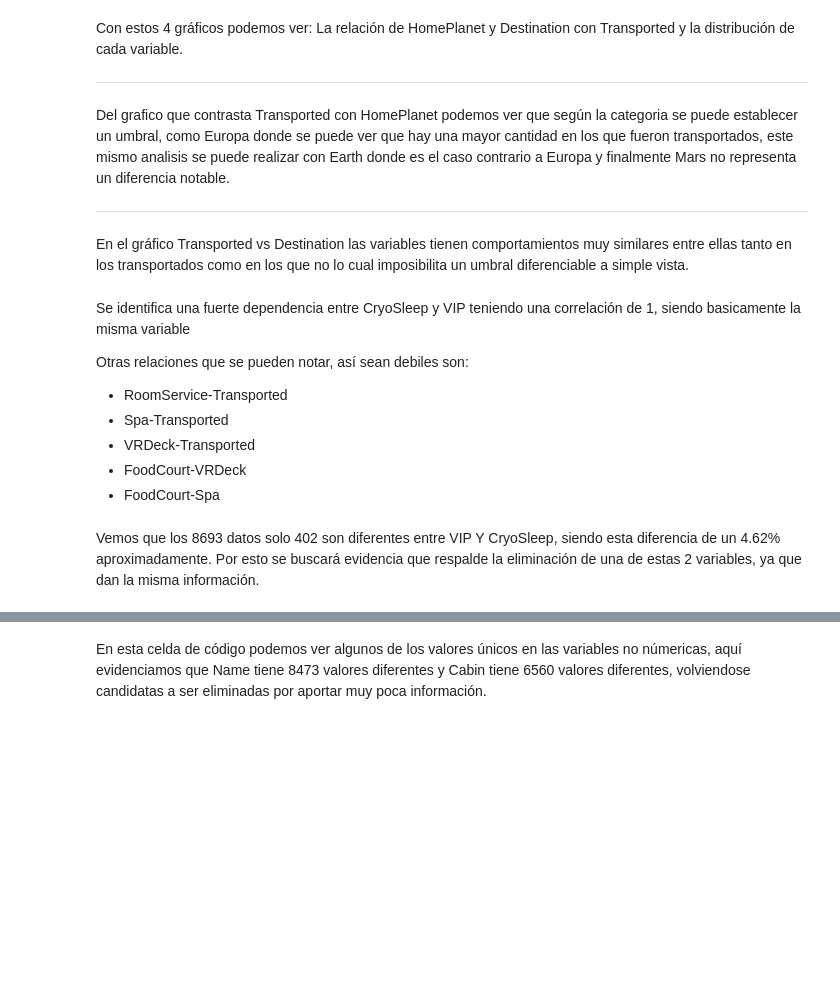
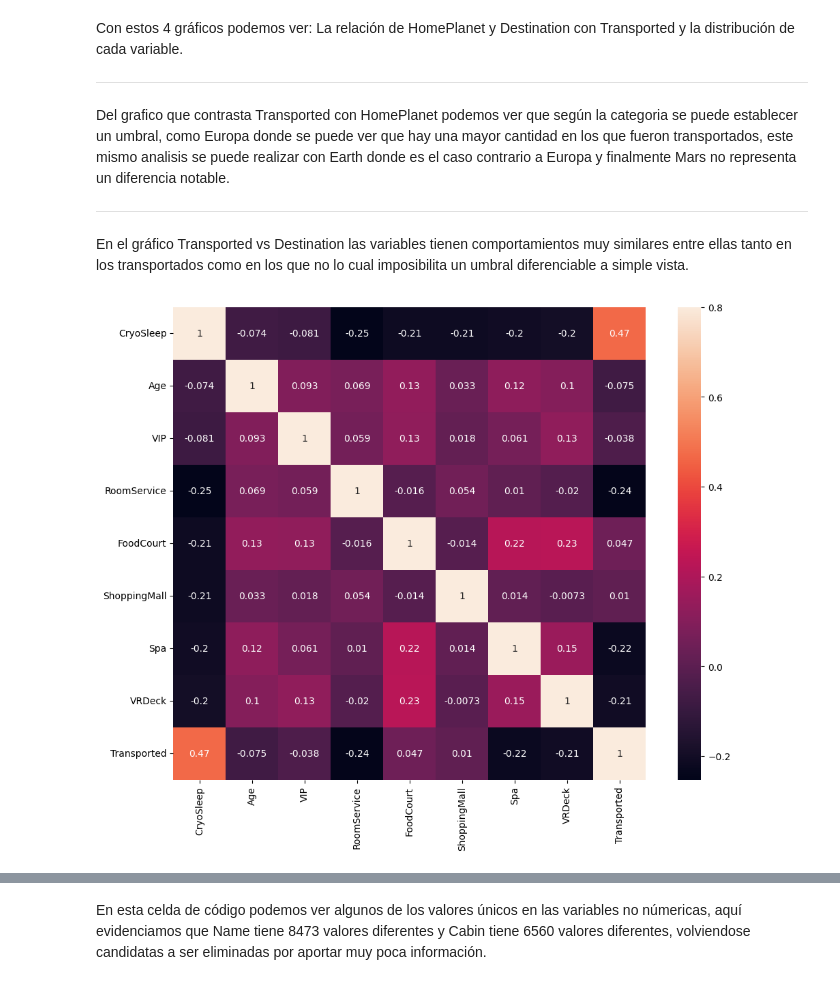
Before and after one commit to Sam-eb/Modelos-1-2026-2, a Jupyter notebook: Proyecto_Modelos_1.ipynb, the cells around one changed output, grey strips where cells are left out. Saved outputs shown, nothing was run; the diff lists cells and outputs as text; code cells hidden in the pictures; blank space fills up the shorter version.

Commit message:
fix: correción correlación VIP y CryoSleep

```diff
--- a/Proyecto_Modelos_1.ipynb
+++ b/Proyecto_Modelos_1.ipynb
@@ -96,33 +176,24 @@ En el gráfico Transported vs Destination las variables tienen comportamientos m
 # %%
 vip_bool = data_set["VIP"].to_list()
 vip_int = []
 for item in vip_bool:
     if type(item) is type(False):
         vip_int.append(int(item))
     else:
         vip_int.append(item)
 data_set["VIP"] = vip_int
 
 C_Sleep = data_set["CryoSleep"].to_list()
 C_Sleep_Int= []
-for item in vip_bool:
+for item in C_Sleep:
     if type(item) is type(False):
         C_Sleep_Int.append(int(item))
     else:
         C_Sleep_Int.append(item)
+
 data_set["CryoSleep"] = C_Sleep_Int
 corrmat = data_set._get_numeric_data().corr()
 f, ax = plt.subplots(figsize=(12, 9))
 sns.heatmap(corrmat,annot = True, vmax=.8, square=True);
+# %% [output]
+[figure, added]
-# %% [markdown]
-Se identifica una fuerte dependencia entre CryoSleep y VIP teniendo una correlación de 1, siendo basicamente la misma variable
-
-Otras relaciones que se pueden notar, así sean debiles son:
-
-
-
-*   RoomService-Transported
-*   Spa-Transported
-*   VRDeck-Transported
-*   FoodCourt-VRDeck
-*   FoodCourt-Spa
@@ -138,2 +199,0 @@ print(diff)
-# %% [markdown]
-Vemos que los 8693 datos solo 402 son diferentes entre VIP Y CryoSleep, siendo esta diferencia de un 4.62% aproximadamente. Por esto se buscará evidencia que respalde la eliminación de una de estas 2 variables, ya que dan la misma información.
```
Also changed, not shown: parts of 17 cells of this notebook.
